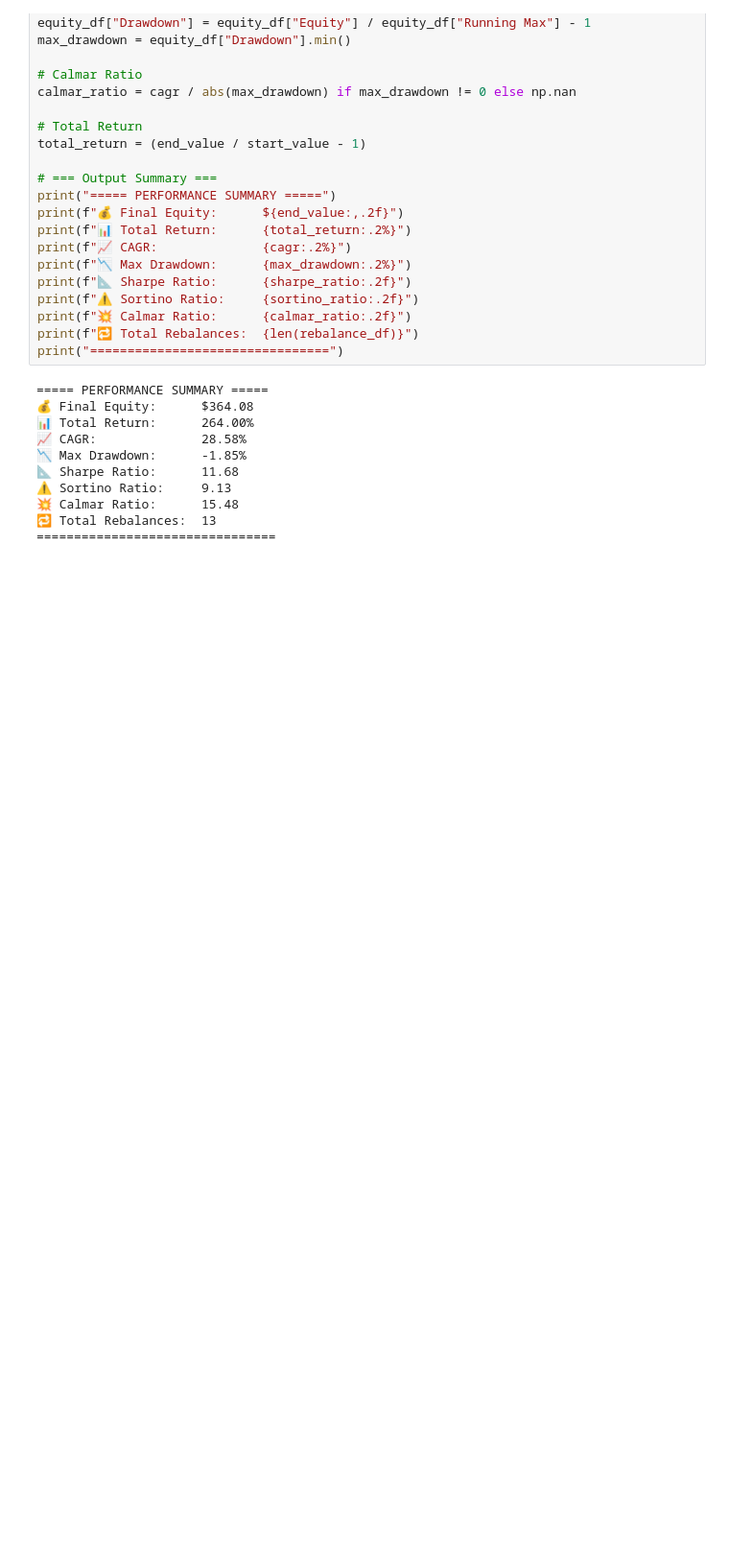
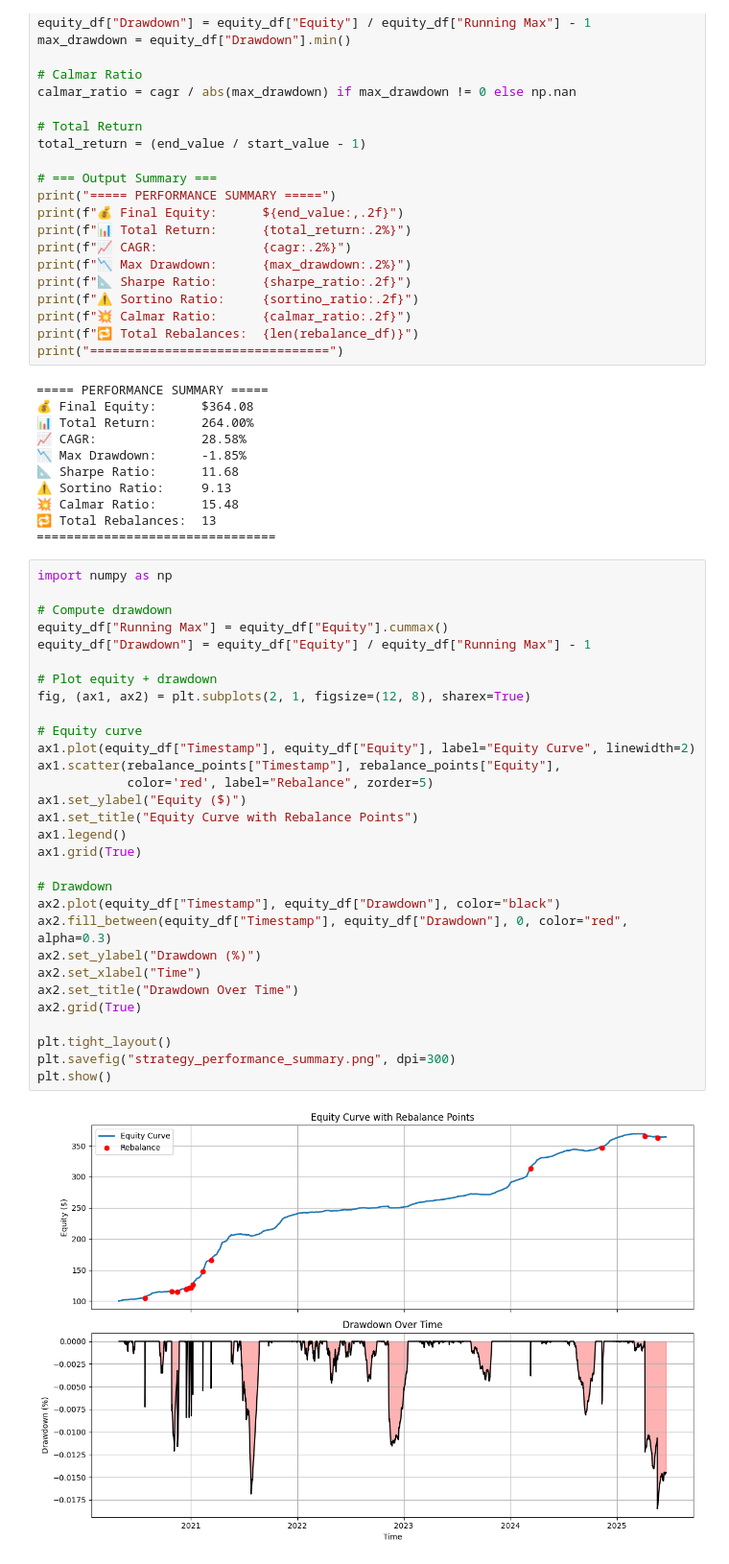
Before and after one commit to skylerlchan/Structured-Basis-Divergence-Arbitrage, a Jupyter notebook: Structured_Basis_Divergence_Arbitrage.ipynb, the cells around one changed output. Shown: that part at 96% size. Cells and saved outputs as stored; diff of their text form; blank space fills up the shorter version.

Commit message:
📊 Initial upload: ETHBTC strategy notebook and results

```diff
--- a/Structured_Basis_Divergence_Arbitrage.ipynb
+++ b/Structured_Basis_Divergence_Arbitrage.ipynb
@@ -193,3 +193,35 @@ print("================================")
 💥 Calmar Ratio:      15.48
 🔁 Total Rebalances:  13
 ================================
+# %%
+import numpy as np
+
+# Compute drawdown
+equity_df["Running Max"] = equity_df["Equity"].cummax()
+equity_df["Drawdown"] = equity_df["Equity"] / equity_df["Running Max"] - 1
+
+# Plot equity + drawdown
+fig, (ax1, ax2) = plt.subplots(2, 1, figsize=(12, 8), sharex=True)
+
+# Equity curve
+ax1.plot(equity_df["Timestamp"], equity_df["Equity"], label="Equity Curve", linewidth=2)
+ax1.scatter(rebalance_points["Timestamp"], rebalance_points["Equity"],
+            color='red', label="Rebalance", zorder=5)
+ax1.set_ylabel("Equity ($)")
+ax1.set_title("Equity Curve with Rebalance Points")
+ax1.legend()
+ax1.grid(True)
+
+# Drawdown
+ax2.plot(equity_df["Timestamp"], equity_df["Drawdown"], color="black")
+ax2.fill_between(equity_df["Timestamp"], equity_df["Drawdown"], 0, color="red", alpha=0.3)
+ax2.set_ylabel("Drawdown (%)")
+ax2.set_xlabel("Time")
+ax2.set_title("Drawdown Over Time")
+ax2.grid(True)
+
+plt.tight_layout()
+plt.savefig("strategy_performance_summary.png", dpi=300)
+plt.show()
+# %% [output]
+[figure, added]
```
Also changed, not shown: 3 other files.
